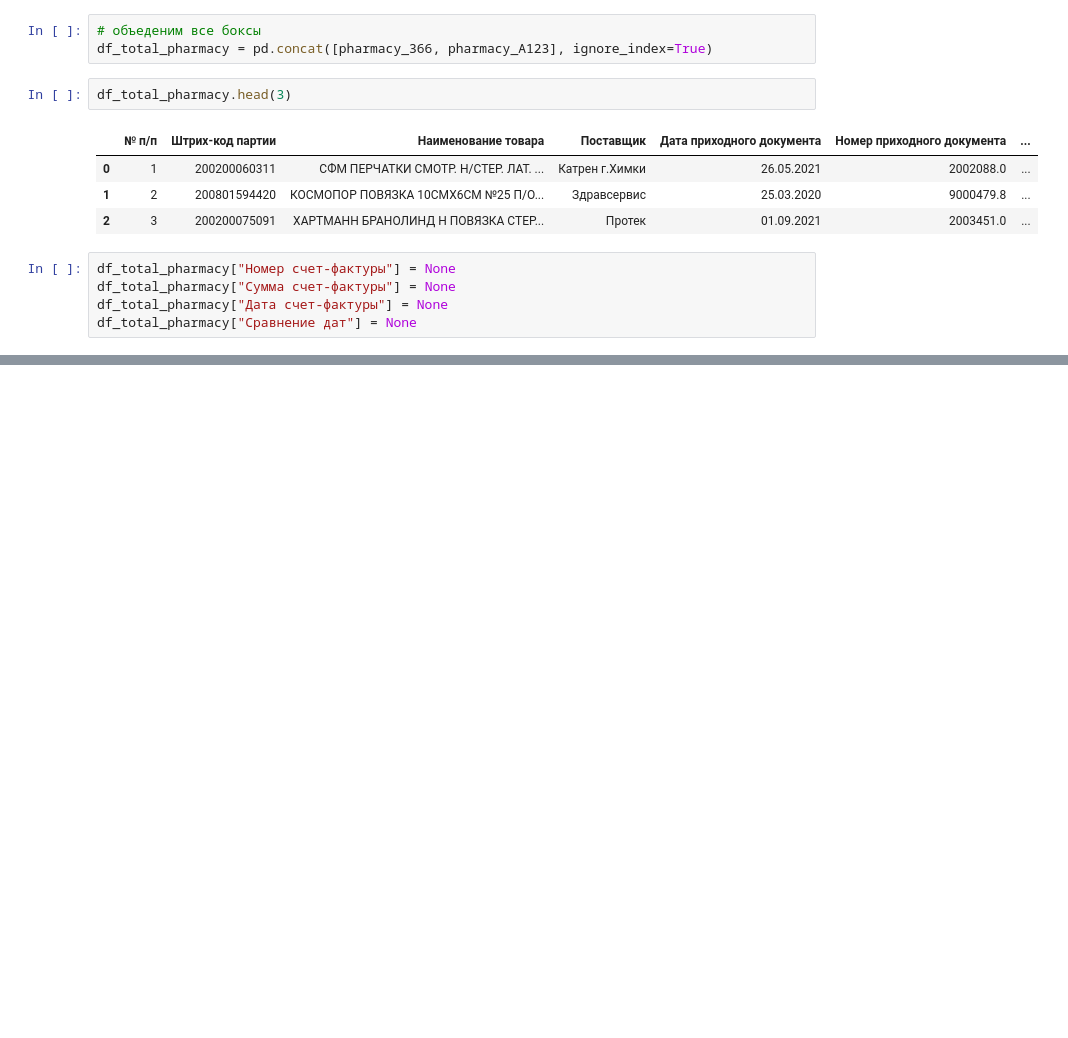
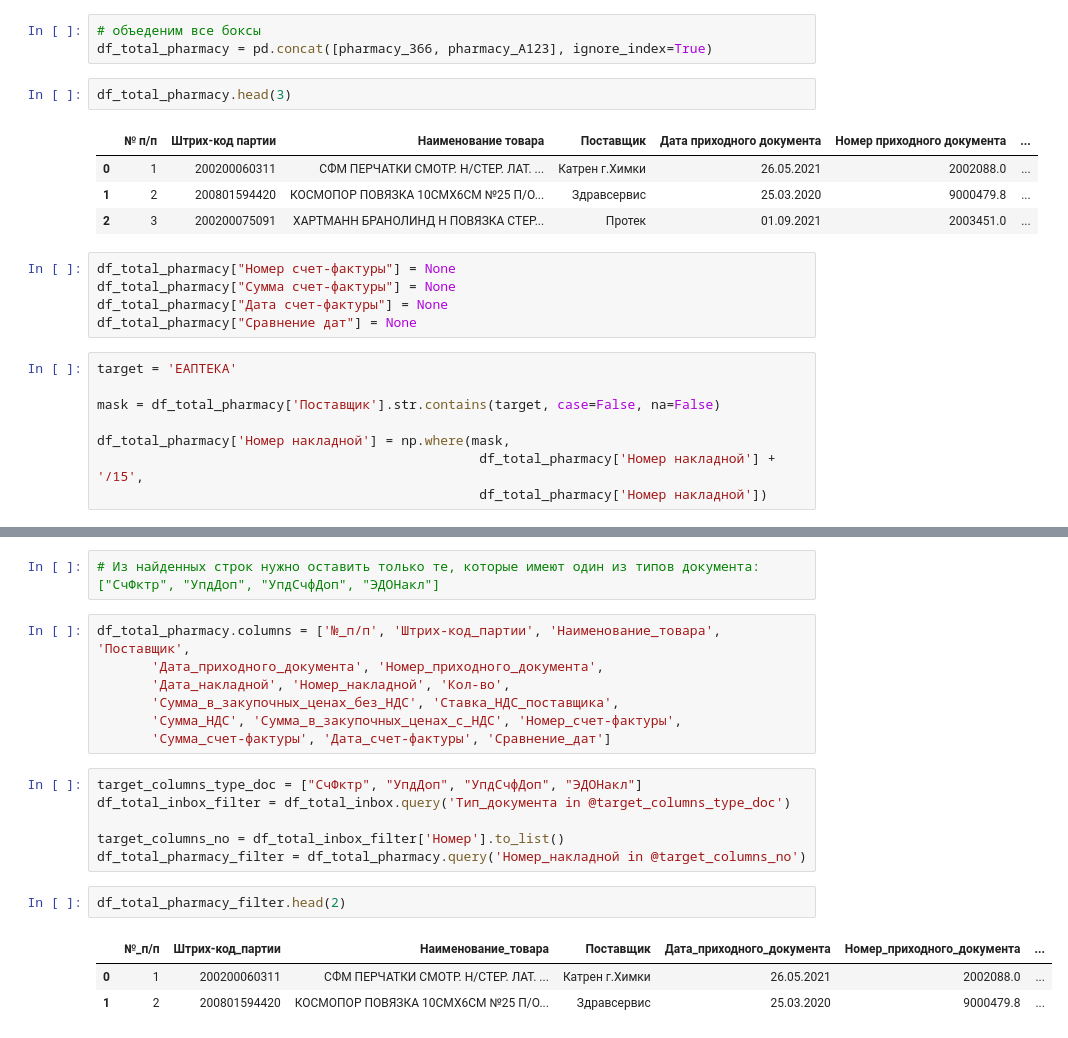
Before and after one commit to Putinka1993/Simulate, a Jupyter notebook: practical_case_pandas/PHARMA.ipynb, the cells around one changed output, grey strips where cells are left out. Saved outputs shown, nothing was run; the diff lists cells and outputs as text; blank space fills up the shorter version.

```diff
--- a/practical_case_pandas/PHARMA.ipynb
+++ b/practical_case_pandas/PHARMA.ipynb
@@ -128,3 +147,11 @@ df_total_pharmacy["Номер счет-фактуры"] = None
 df_total_pharmacy["Сумма счет-фактуры"] = None
 df_total_pharmacy["Дата счет-фактуры"] = None
 df_total_pharmacy["Сравнение дат"] = None
+# %%
+target = 'ЕАПТЕКА'
+
+mask = df_total_pharmacy['Поставщик'].str.contains(target, case=False, na=False)
+
+df_total_pharmacy['Номер накладной'] = np.where(mask,
+                                                 df_total_pharmacy['Номер накладной'] + '/15',
+                                                 df_total_pharmacy['Номер накладной'])
@@ -130,0 +175,21 @@ df_total_pharmacy["Сравнение дат"] = None
+# %%
+# Из найденных строк нужно оставить только те, которые имеют один из типов документа: ["СчФктр", "УпдДоп", "УпдСчфДоп", "ЭДОНакл"]
+# %%
+df_total_pharmacy.columns = ['№_п/п', 'Штрих-код_партии', 'Наименование_товара', 'Поставщик',
+       'Дата_приходного_документа', 'Номер_приходного_документа',
+       'Дата_накладной', 'Номер_накладной', 'Кол-во',
+       'Сумма_в_закупочных_ценах_без_НДС', 'Ставка_НДС_поставщика',
+       'Сумма_НДС', 'Сумма_в_закупочных_ценах_с_НДС', 'Номер_счет-фактуры',
+       'Сумма_счет-фактуры', 'Дата_счет-фактуры', 'Сравнение_дат']
+# %%
+target_columns_type_doc = ["СчФктр", "УпдДоп", "УпдСчфДоп", "ЭДОНакл"]
+df_total_inbox_filter = df_total_inbox.query('Тип_документа in @target_columns_type_doc')
+
+target_columns_no = df_total_inbox_filter['Номер'].to_list()
+df_total_pharmacy_filter = df_total_pharmacy.query('Номер_накладной in @target_columns_no')
+# %%
+df_total_pharmacy_filter.head(2)
+# %% [output]
+|  | №_п/п | Штрих-код_партии | Наименование_товара | Поставщик | Дата_приходного_документа | Номер_приходного_документа | ... |
+| 0 | 1 | 200200060311 | СФМ ПЕРЧАТКИ СМОТР. Н/СТЕР. ЛАТ. ... | Катрен г.Химки | 26.05.2021 | 2002088.0 | ... |
+| 1 | 2 | 200801594420 | КОСМОПОР ПОВЯЗКА 10СМХ6СМ №25 П/О... | Здравсервис | 25.03.2020 | 9000479.8 | ... |
```
Also changed, not shown: parts of 12 cells of this notebook.
